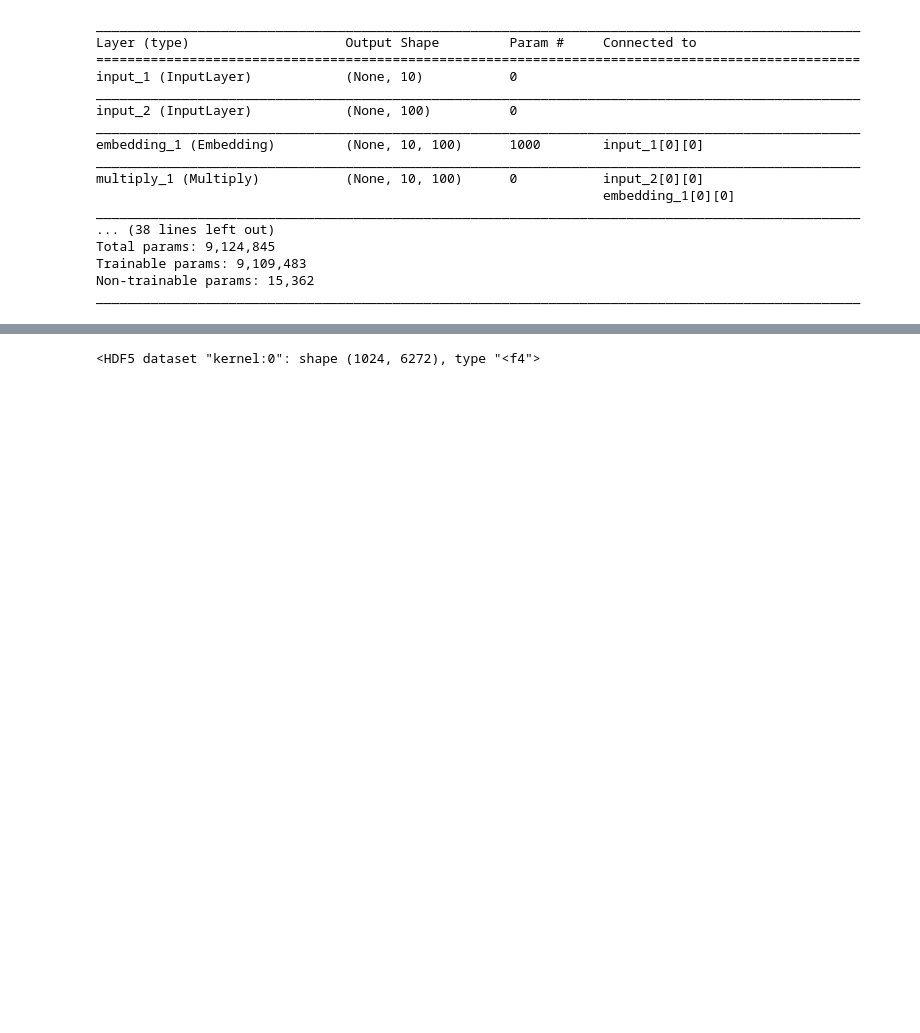
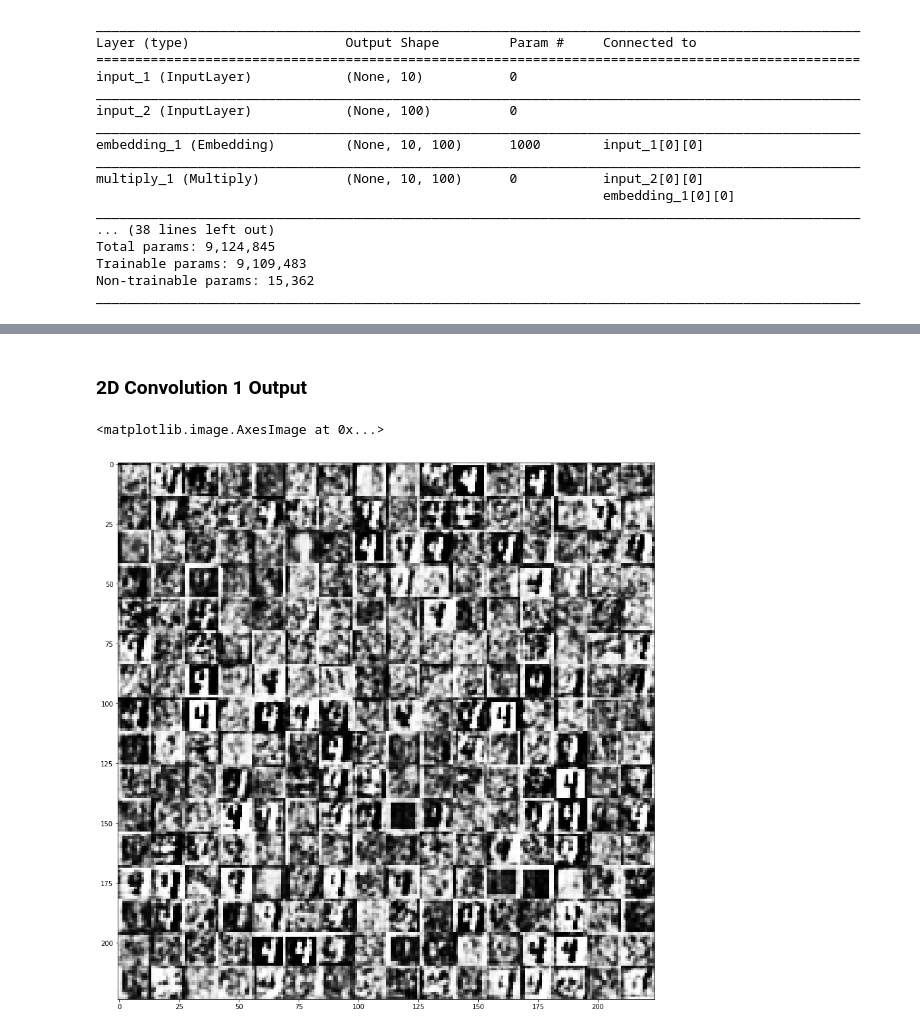
Before and after one commit to dknine-zz/gan, a Jupyter notebook: ac_gan.ipynb, the cells around one changed output, grey strips where cells are left out. Saved outputs shown, nothing was run; the diff lists cells and outputs as text; code cells hidden in the pictures; blank space fills up the shorter version.

Commit message:
Added generator interpretation
Included more pictures

```diff
--- a/ac_gan.ipynb
+++ b/ac_gan.ipynb
@@ -306,9 +311,9 @@ plt.imshow(og_img)
 [figure]
 # %%
 og_imgs_list = []
-for const in range(8):
-    og_imgs = generator.predict([og_labels, const*0.05*np.ones((10, 100))])
-    og_img_list = [og_imgs[i,:,:,:].squeeze() for i in range(10)]
+for i in range(8):
+    og_imgs = generator.predict([np.eye(10), i*0.05*np.ones((10, 100))])
+    og_img_list = [og_imgs[j,:,:,:].squeeze() for j in range(10)]
     og_all = np.concatenate(og_img_list, axis=1)
     og_imgs_list.append(og_all)
 og_final = np.concatenate(og_imgs_list, axis=0)
@@ -425,4 +358,22 @@ dense2 = th5['model_weights']['dense_2']['dense_2']['kernel:0']
-# %%
-dense2
-# %% [output]
-<HDF5 dataset "kernel:0": shape (1024, 6272), type "<f4">
+# %%
+conv1_model = Model(inputs=generator.input, outputs=generator.get_layer('activation_3').output)
+conv2_model = Model(inputs=generator.input, outputs=generator.get_layer('activation_4').output)
+# %%
+number = 4
+
+noise4 = (np.ones(100)*0.3).reshape(1, -1)
+# %%
+in4 = np.zeros(10).reshape(1, -1)
+in4[:, number] = 1
+conv14 = conv1_model.predict([in4, noise4])
+conv24 = conv2_model.predict([in4, noise4])
+# %% [markdown]
+### 2D Convolution 1 Output
+# %%
+plt.rcParams['figure.figsize'] = (15, 15)
+c1 = np.concatenate([np.concatenate([conv14[:, :, :, j*16+i].squeeze() for i in range(16)], axis=1) for j in range(16)])
+c1img = Image.fromarray((c1 + 1) * 127.5)
+plt.imshow(c1img)
+# %% [output]
+<matplotlib.image.AxesImage at 0x...>
+[figure, added]
```
Also changed, not shown: parts of 17 cells of this notebook.
